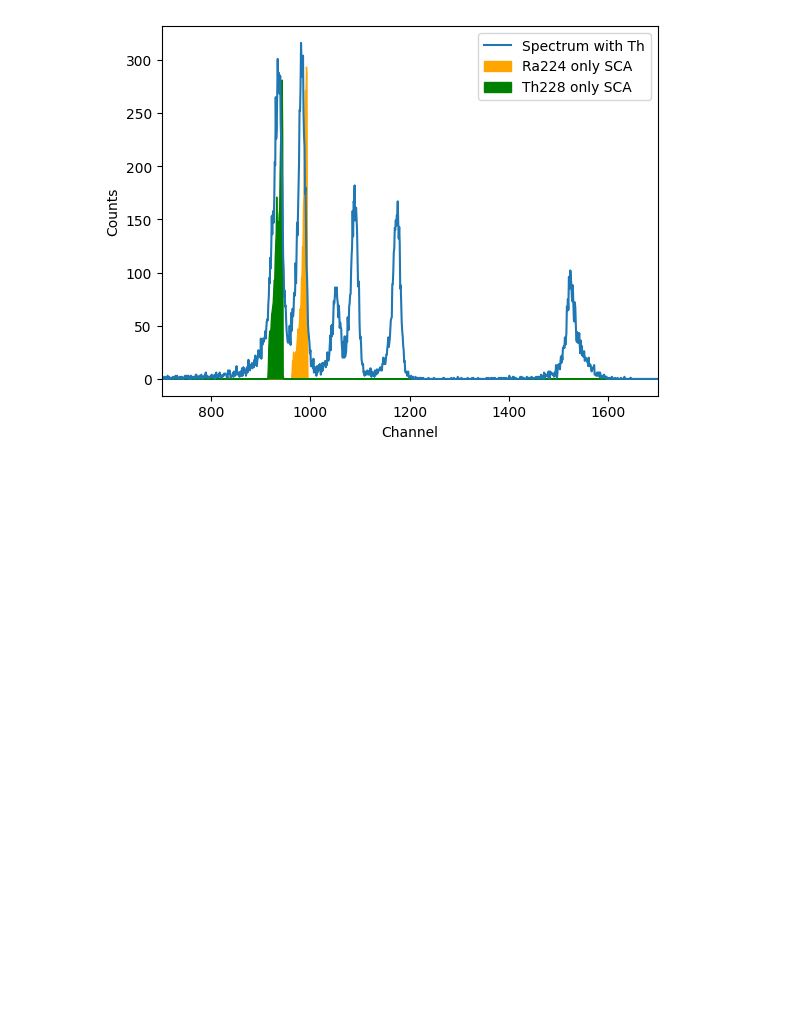
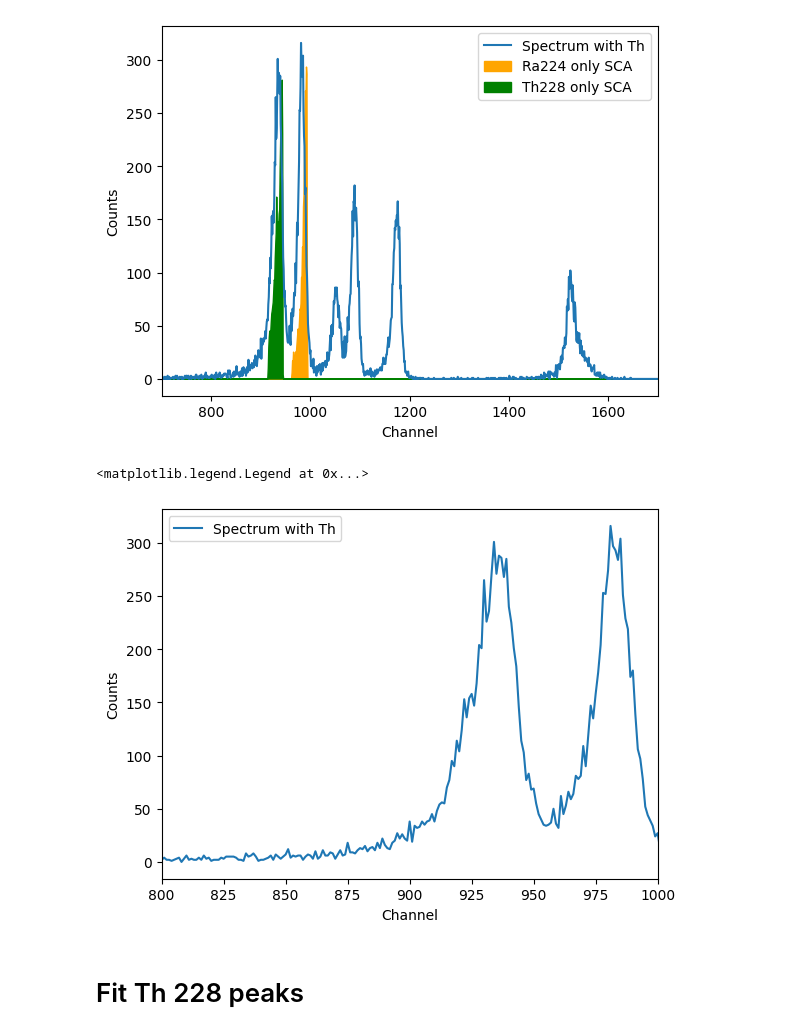
Before and after one commit to proscrite/RaTag, a Jupyter notebook: notebooks/MCA_analysis.ipynb, the cells around one changed output. Drawn from its saved outputs; the diff is of its cells as text; code cells hidden in the pictures; blank space fills up the shorter version.

```diff
--- a/notebooks/MCA_analysis.ipynb
+++ b/notebooks/MCA_analysis.ipynb
@@ -105,7 +105,7 @@ For Ra224 only, a Lower Level Discriminator (LLD) of 4.9 V is used, and a window
 
 For Th228 only, the LLD is set to 4.62 V with the same window 6.4 V.
 # %%
-ROOT_PATH = '/Users/pabloherrero/Library/CloudStorage/GoogleDrive-pablo.herrero-gomez@mail.huji.ac.il/My Drive/Ra_tagging/MCA_spectra'
+ROOT_PATH = '/Users/pabloherrero/Library/CloudStorage/GoogleDrive-pablo.herrero-gomez@mail.huji.ac.il/My Drive/RaTag_data/MCA_spectra'
 file_spectrum = ROOT_PATH +'/Second_Th_loaded_detector_in_air2.csv'
 df_mca = pd.read_csv(file_spectrum, sep='\t', header=0, skiprows=11, nrows=2048, names=['counts'])
 plt.plot(df_mca.counts, label='Spectrum with Th')
@@ -125,3 +125,14 @@ plt.legend()
 # %% [output]
 <matplotlib.legend.Legend at 0x...>
 [figure]
+# %%
+plt.plot(df_mca.counts, label='Spectrum with Th')
+
+
+plt.gca().set(xlabel='Channel', ylabel='Counts', xlim=(800, 1000))
+plt.legend()
+# %% [output]
+<matplotlib.legend.Legend at 0x...>
+[figure, added]
+# %% [markdown]
+# Fit Th 228 peaks
```
Also changed, not shown: parts of 10 cells of this notebook, 2 other files.
